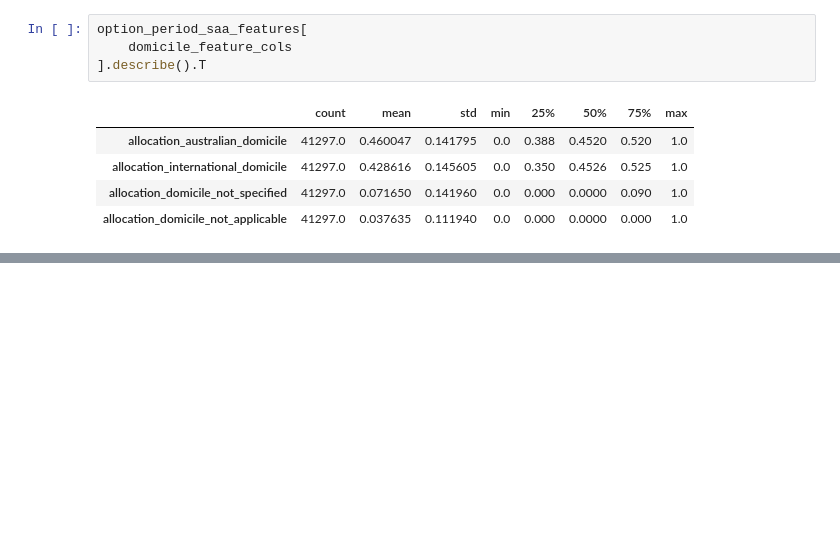
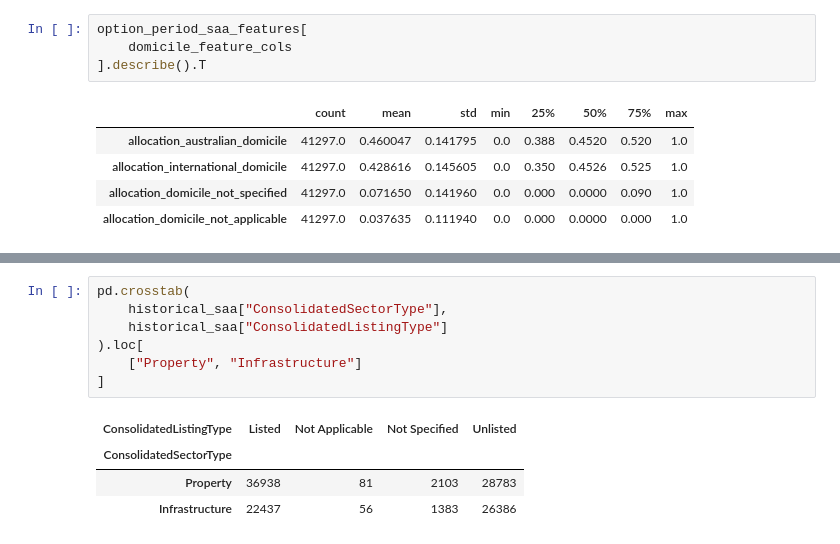
Before and after one commit to terra9/superannuation-performance-early-warning, a Jupyter notebook: notebooks/apra_data_audit.ipynb, the cells around one changed output, grey strips where cells are left out. Cells and saved outputs as stored; diff of their text form; blank space fills up the shorter version.

```diff
--- a/notebooks/apra_data_audit.ipynb
+++ b/notebooks/apra_data_audit.ipynb
@@ -5783,0 +5946,12 @@ The total looks appropriate. Not Applicable looks strange as most
+# %%
+pd.crosstab(
+    historical_saa["ConsolidatedSectorType"],
+    historical_saa["ConsolidatedListingType"]
+).loc[
+    ["Property", "Infrastructure"]
+]
+# %% [output]
+| ConsolidatedListingType | Listed | Not Applicable | Not Specified | Unlisted |
+| ConsolidatedSectorType |  |  |  |  |
+| Property | 36938 | 81 | 2103 | 28783 |
+| Infrastructure | 22437 | 56 | 1383 | 26386 |
```
Also changed, not shown: parts of 11 cells of this notebook.
